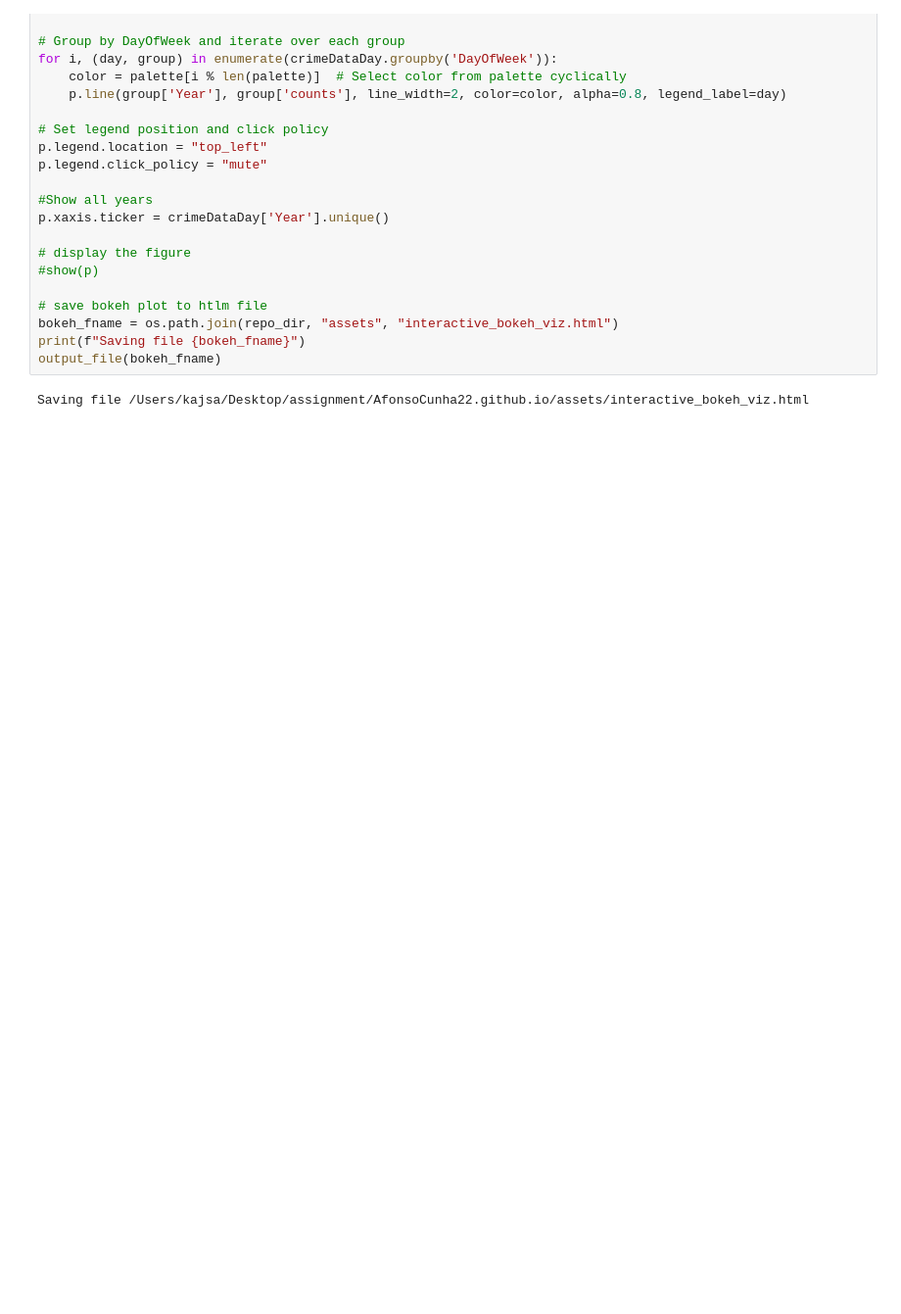
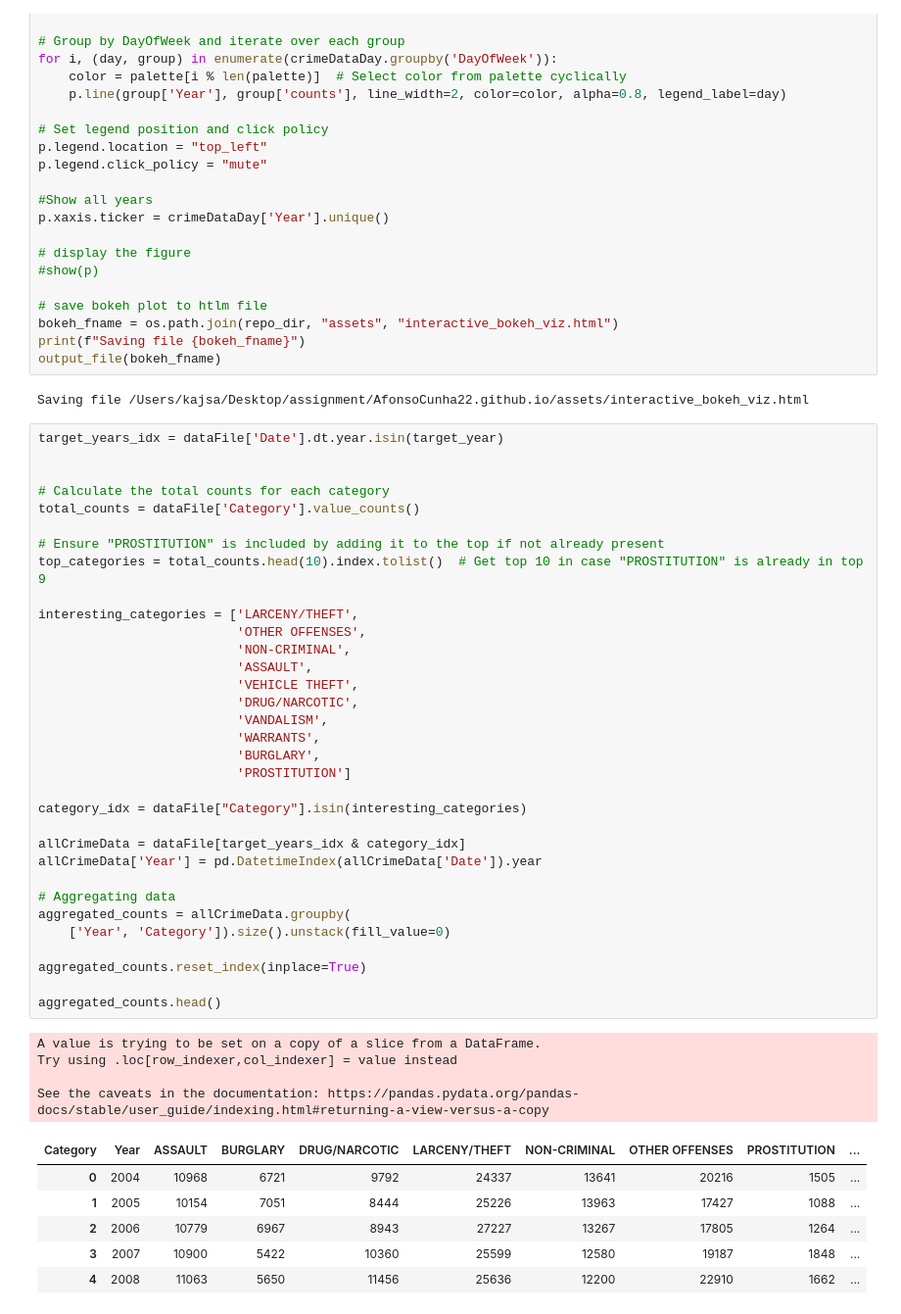
Before and after one commit to AfonsoCunha22/AfonsoCunha22.github.io, a Jupyter notebook: src/Assignment 2.ipynb, the cells around one changed output. Shown at 98% size. Drawn from its saved outputs; the diff is of its cells as text; blank space fills up the shorter version.

Commit message:
Crime count comparison between categories

```diff
--- a/src/Assignment 2.ipynb
+++ b/src/Assignment 2.ipynb
@@ -267,3 +292,47 @@ print(f"Saving file {bokeh_fname}")
 output_file(bokeh_fname)
 # %% [output]
 Saving file /Users/kajsa/Desktop/assignment/AfonsoCunha22.github.io/assets/interactive_bokeh_viz.html
+# %%
+target_years_idx = dataFile['Date'].dt.year.isin(target_year)
+
+
+# Calculate the total counts for each category
+total_counts = dataFile['Category'].value_counts()
+
+# Ensure "PROSTITUTION" is included by adding it to the top if not already present
+top_categories = total_counts.head(10).index.tolist()  # Get top 10 in case "PROSTITUTION" is already in top 9
+
+interesting_categories = ['LARCENY/THEFT',
+                          'OTHER OFFENSES',
+                          'NON-CRIMINAL',
+                          'ASSAULT',
+                          'VEHICLE THEFT',
+                          'DRUG/NARCOTIC',
+                          'VANDALISM',
+                          'WARRANTS',
+                          'BURGLARY',
+                          'PROSTITUTION']
+
+category_idx = dataFile["Category"].isin(interesting_categories)
+
+allCrimeData = dataFile[target_years_idx & category_idx]
+allCrimeData['Year'] = pd.DatetimeIndex(allCrimeData['Date']).year
+
+# Aggregating data
+aggregated_counts = allCrimeData.groupby(
+    ['Year', 'Category']).size().unstack(fill_value=0)
+
+aggregated_counts.reset_index(inplace=True)
+
+aggregated_counts.head()
+# %% [output]
+A value is trying to be set on a copy of a slice from a DataFrame.
+Try using .loc[row_indexer,col_indexer] = value instead
+
+See the caveats in the documentation: https://pandas.pydata.org/pandas-docs/stable/user_guide/indexing.html#returning-a-view-versus-a-copy
+| Category | Year | ASSAULT | BURGLARY | DRUG/NARCOTIC | LARCENY/THEFT | NON-CRIMINAL | OTHER OFFENSES | PROSTITUTION | ... |
+| 0 | 2004 | 10968 | 6721 | 9792 | 24337 | 13641 | 20216 | 1505 | ... |
+| 1 | 2005 | 10154 | 7051 | 8444 | 25226 | 13963 | 17427 | 1088 | ... |
+| 2 | 2006 | 10779 | 6967 | 8943 | 27227 | 13267 | 17805 | 1264 | ... |
+| 3 | 2007 | 10900 | 5422 | 10360 | 25599 | 12580 | 19187 | 1848 | ... |
+| 4 | 2008 | 11063 | 5650 | 11456 | 25636 | 12200 | 22910 | 1662 | ... |
```
Also changed, not shown: parts of 3 cells of this notebook, 1 other file.
